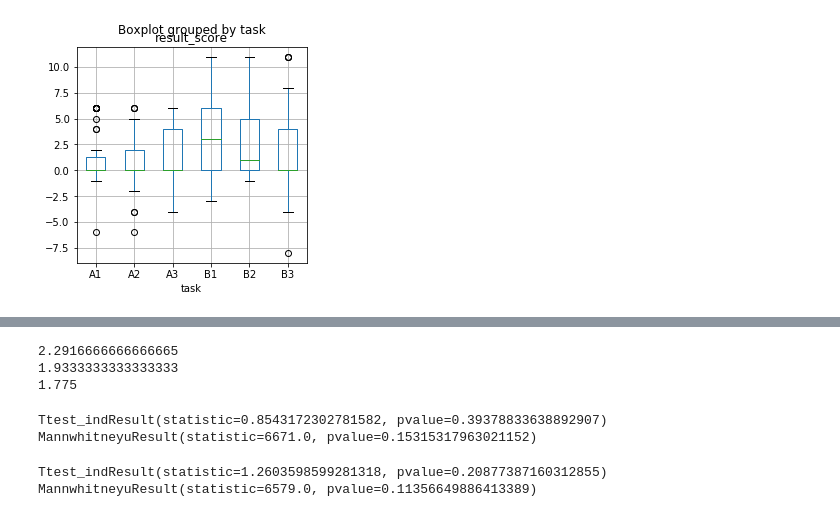
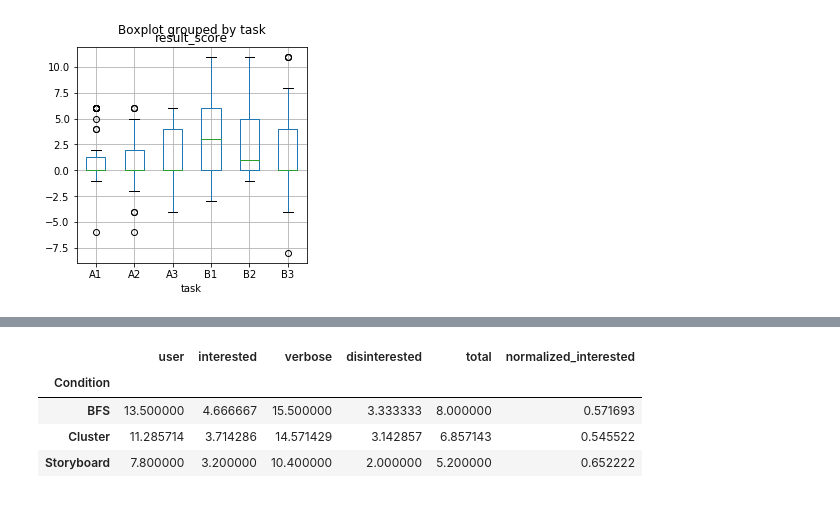
Before and after one commit to dorisjlee/viz-summarization, a Jupyter notebook: ipynb/RetreivalTaskReanalysis.ipynb, the cells around one changed output, grey strips where cells are left out. Drawn from its saved outputs; the diff is of its cells as text; code cells hidden in the pictures.

```diff
--- a/ipynb/RetreivalTaskReanalysis.ipynb
+++ b/ipynb/RetreivalTaskReanalysis.ipynb
@@ -81,2 +116,16 @@ retreival.boxplot("result_score",by="task")
+# %%
+disinterested_counts = retreival[retreival["interested"]=="not interested"].groupby(["task","user"]).count().reset_index()[["task","user","interested"]].rename(columns={"interested":"disinterested"})
+# %%
+total_counts = counts.merge(disinterested_counts)
+total_counts["total"] = total_counts["interested"]+total_counts["disinterested"]
+# %%
+total_counts["normalized_interested"]=total_counts["interested"]/total_counts["total"]
 # %%
-retreival["algo"] = retreival['task'].apply(lambda x: int(x[1]))
+total_counts["Condition"] = total_counts["task"].apply(lambda x:{1:"Storyboard",2:"Cluster",3:"BFS"}[int(x[1])])
+total_counts.groupby("Condition").mean()
+# %% [output]
+|  | user | interested | verbose | disinterested | total | normalized_interested |
+| Condition |  |  |  |  |  |  |
+| BFS | 13.500000 | 4.666667 | 15.500000 | 3.333333 | 8.000000 | 0.571693 |
+| Cluster | 11.285714 | 3.714286 | 14.571429 | 3.142857 | 6.857143 | 0.545522 |
+| Storyboard | 7.800000 | 3.200000 | 10.400000 | 2.000000 | 5.200000 | 0.652222 |
@@ -87,8 +131,0 @@ bfs_ratings = retreival[retreival["algo"]==3]["result_score"]
-# %%
-print (sbd_ratings.mean())
-print (clust_ratings.mean())
-print (bfs_ratings.mean())
-# %% [output]
-2.2916666666666665
-1.9333333333333333
-1.775
@@ -97,12 +131,0 @@ import scipy
-# %%
-print (scipy.stats.ttest_ind(sbd_ratings,clust_ratings))#,equal_var=True)
-print (scipy.stats.mannwhitneyu(sbd_ratings,clust_ratings))
-# %% [output]
-Ttest_indResult(statistic=0.8543172302781582, pvalue=0.39378833638892907)
-MannwhitneyuResult(statistic=6671.0, pvalue=0.15315317963021152)
-# %%
-print (scipy.stats.ttest_ind(sbd_ratings,bfs_ratings))#,equal_var=True)
-print (scipy.stats.mannwhitneyu(sbd_ratings,bfs_ratings))
-# %% [output]
-Ttest_indResult(statistic=1.2603598599281318, pvalue=0.20877387160312855)
-MannwhitneyuResult(statistic=6579.0, pvalue=0.11356649886413389)
```
Also changed, not shown: parts of 24 cells of this notebook, 7 other files.
